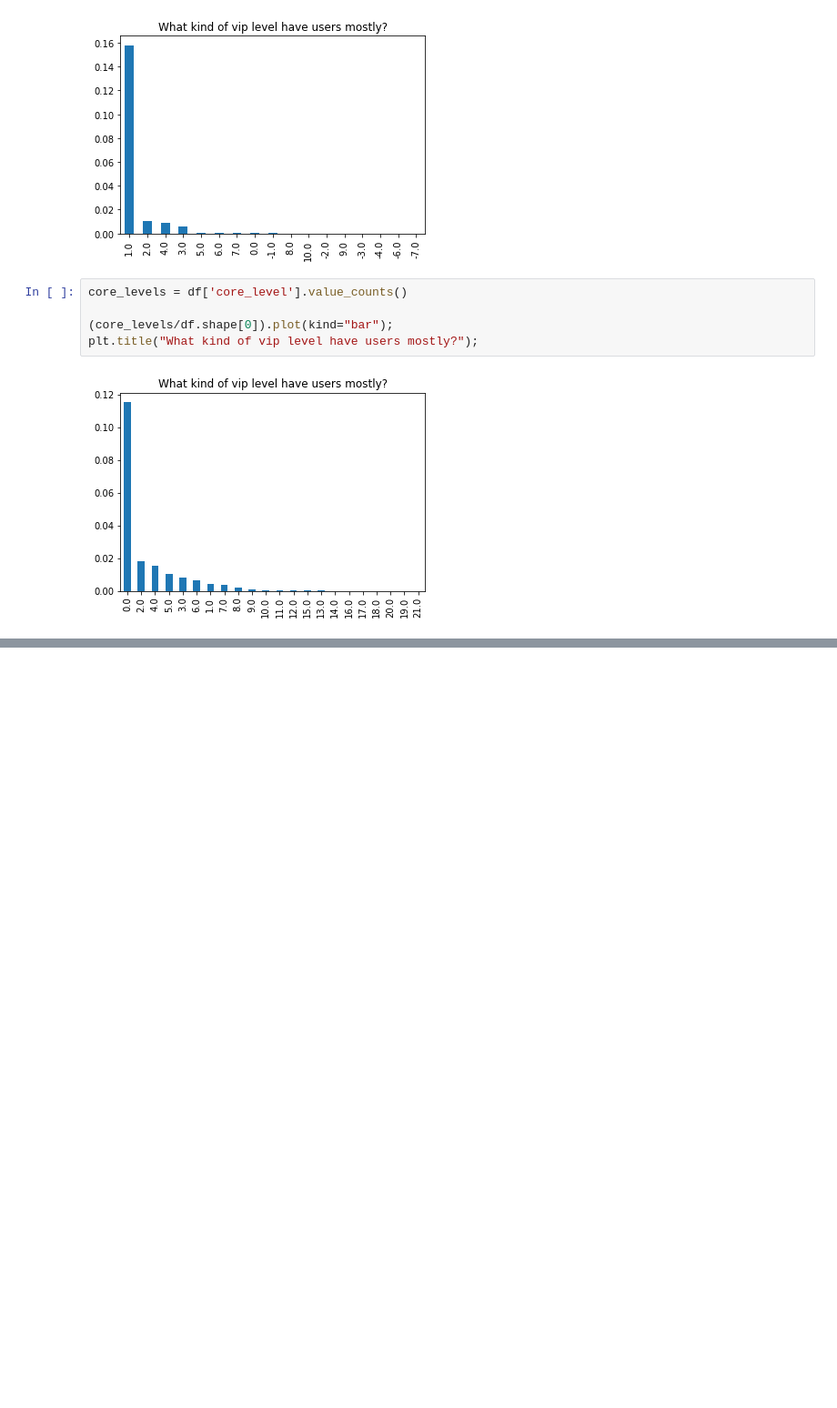
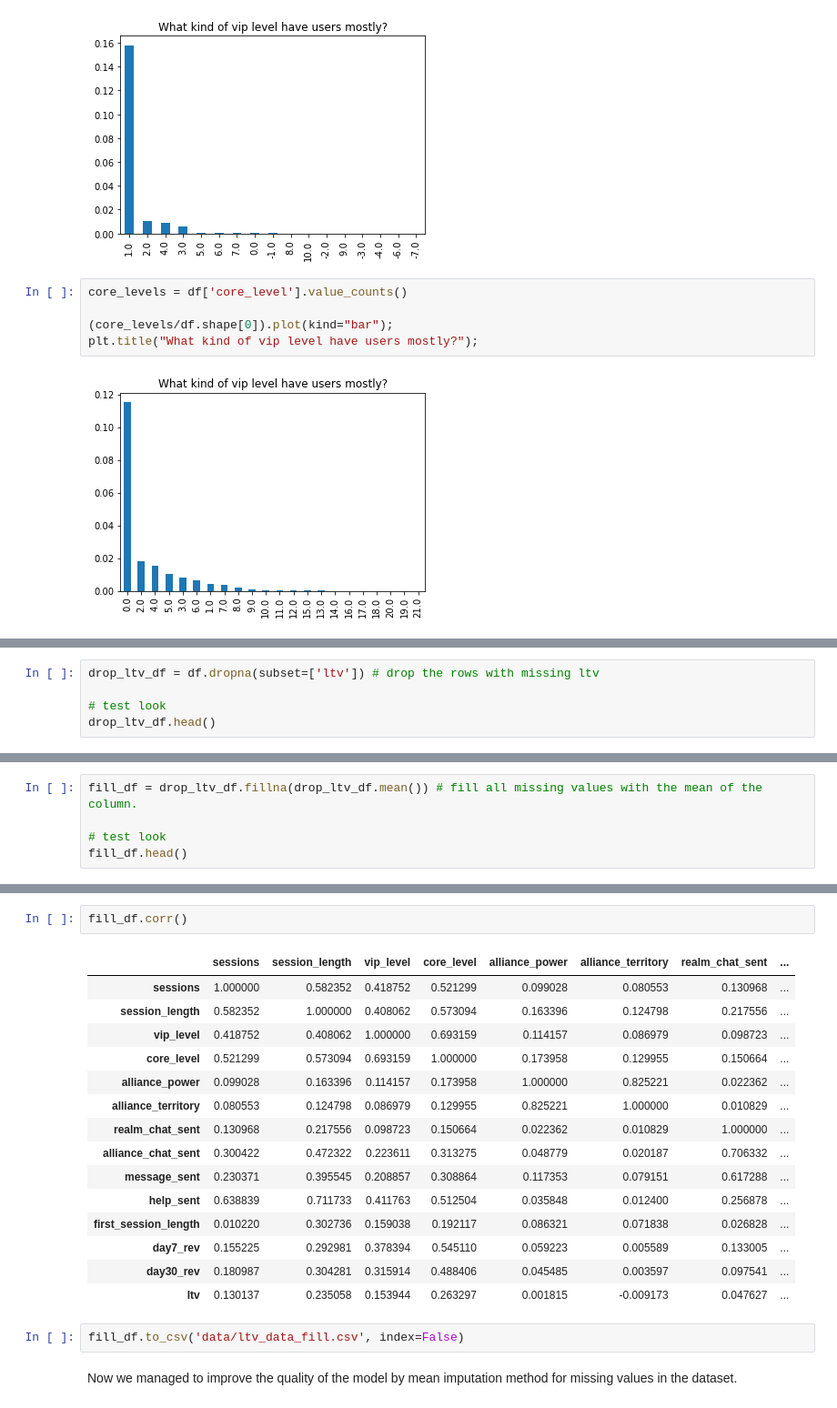
Before and after one commit to eugtanchik/tilting-point, a Jupyter notebook: ltv_prediction.ipynb, the cells around one changed output, grey strips where cells are left out. Shown: that part at 91% size. Cells and saved outputs as stored; diff of their text form; blank space fills up the shorter version.

```diff
--- a/ltv_prediction.ipynb
+++ b/ltv_prediction.ipynb
@@ -144,0 +317,5 @@ corr
+# %%
+drop_ltv_df = df.dropna(subset=['ltv']) # drop the rows with missing ltv
+
+# test look
+drop_ltv_df.head()
@@ -144,0 +329,5 @@ corr
+# %%
+fill_df = drop_ltv_df.fillna(drop_ltv_df.mean()) # fill all missing values with the mean of the column.
+
+# test look
+fill_df.head()
@@ -144,0 +341,22 @@ corr
+# %%
+fill_df.corr()
+# %% [output]
+|  | sessions | session_length | vip_level | core_level | alliance_power | alliance_territory | realm_chat_sent | ... |
+| sessions | 1.000000 | 0.582352 | 0.418752 | 0.521299 | 0.099028 | 0.080553 | 0.130968 | ... |
+| session_length | 0.582352 | 1.000000 | 0.408062 | 0.573094 | 0.163396 | 0.124798 | 0.217556 | ... |
+| vip_level | 0.418752 | 0.408062 | 1.000000 | 0.693159 | 0.114157 | 0.086979 | 0.098723 | ... |
+| core_level | 0.521299 | 0.573094 | 0.693159 | 1.000000 | 0.173958 | 0.129955 | 0.150664 | ... |
+| alliance_power | 0.099028 | 0.163396 | 0.114157 | 0.173958 | 1.000000 | 0.825221 | 0.022362 | ... |
+| alliance_territory | 0.080553 | 0.124798 | 0.086979 | 0.129955 | 0.825221 | 1.000000 | 0.010829 | ... |
+| realm_chat_sent | 0.130968 | 0.217556 | 0.098723 | 0.150664 | 0.022362 | 0.010829 | 1.000000 | ... |
+| alliance_chat_sent | 0.300422 | 0.472322 | 0.223611 | 0.313275 | 0.048779 | 0.020187 | 0.706332 | ... |
+| message_sent | 0.230371 | 0.395545 | 0.208857 | 0.308864 | 0.117353 | 0.079151 | 0.617288 | ... |
+| help_sent | 0.638839 | 0.711733 | 0.411763 | 0.512504 | 0.035848 | 0.012400 | 0.256878 | ... |
+| first_session_length | 0.010220 | 0.302736 | 0.159038 | 0.192117 | 0.086321 | 0.071838 | 0.026828 | ... |
+| day7_rev | 0.155225 | 0.292981 | 0.378394 | 0.545110 | 0.059223 | 0.005589 | 0.133005 | ... |
+| day30_rev | 0.180987 | 0.304281 | 0.315914 | 0.488406 | 0.045485 | 0.003597 | 0.097541 | ... |
+| ltv | 0.130137 | 0.235058 | 0.153944 | 0.263297 | 0.001815 | -0.009173 | 0.047627 | ... |
+# %%
+fill_df.to_csv('data/ltv_data_fill.csv', index=False)
+# %% [markdown]
+Now we managed to improve the quality of the model by mean imputation method for missing values in the dataset.
```
Also changed, not shown: parts of 34 cells of this notebook.
